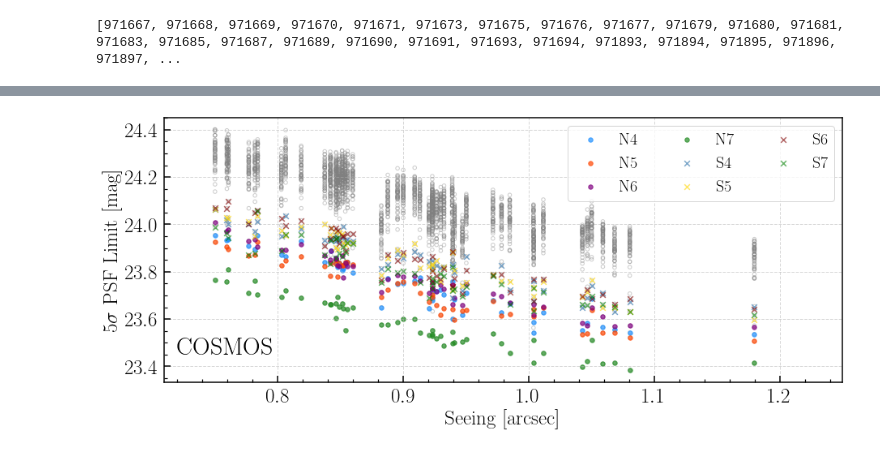
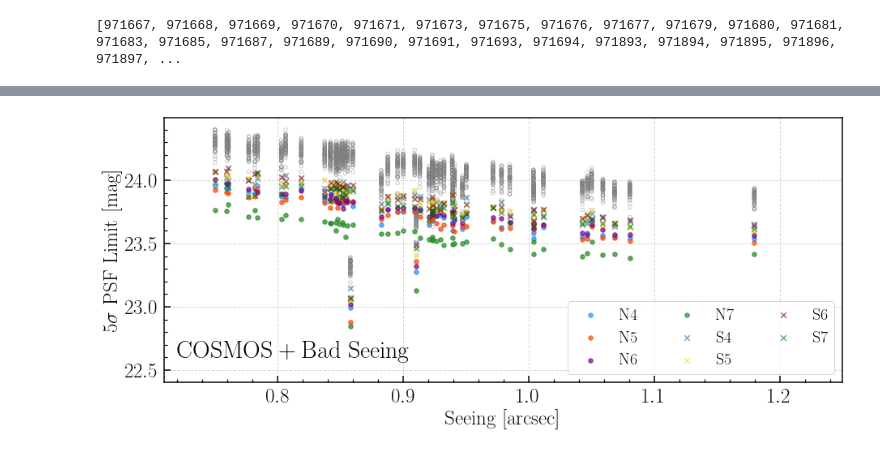
Before and after one commit to MerianSurvey/caterpillar, a Jupyter notebook: notebook/photocal/cosmos_lsstpipe_ccd_photocal.ipynb, the cells around one changed output, grey strips where cells are left out. Drawn from its saved outputs; the diff is of its cells as text; code cells hidden in the pictures.

```diff
--- a/notebook/photocal/cosmos_lsstpipe_ccd_photocal.ipynb
+++ b/notebook/photocal/cosmos_lsstpipe_ccd_photocal.ipynb
@@ -19,7 +19,7 @@ from scipy.ndimage.filters import gaussian_filter
 
 import matplotlib.pyplot as plt
 # %%
-sum_cat = Table.read('/Users/song/Dropbox/work/data/merian/s2n_cosmos_all_psf_summary_copilot.fits')
+sum_cat = Table.read('/Users/song/Dropbox/work/data/merian/s2n_cosmos_badseeing_all_psf_summary_copilot.fits')
 
 print(sum_cat.colnames)
 # %% [output]
@@ -106,32 +146,32 @@ plt.scatter(sum_use['seeing'][mask_n4], sum_use['mag_5sig_obj'][mask_n4], s=30,
 
 mask_n5 = sum_use['ccd'] == b'N5 '
 plt.scatter(sum_use['seeing'][mask_n5], sum_use['mag_5sig_obj'][mask_n5], s=30, c='orangered', alpha=0.7, label=r'\rm N5')
 
 mask_n6 = sum_use['ccd'] == b'N6 '
 plt.scatter(sum_use['seeing'][mask_n6], sum_use['mag_5sig_obj'][mask_n6], s=30, c='purple', alpha=0.7, label=r'\rm N6')
 
 mask_n7 = sum_use['ccd'] == b'N7 '
 plt.scatter(sum_use['seeing'][mask_n7], sum_use['mag_5sig_obj'][mask_n7], s=30, c='forestgreen', alpha=0.7, label=r'\rm N7')
 
 mask_s4 = sum_use['ccd'] == b'S4 '
 plt.scatter(sum_use['seeing'][mask_s4], sum_use['mag_5sig_obj'][mask_s4], s=45, c='steelblue', marker='x', alpha=0.7, label=r'\rm S4')
 
 mask_s5 = sum_use['ccd'] == b'S5 '
 plt.scatter(sum_use['seeing'][mask_s5], sum_use['mag_5sig_obj'][mask_s5], s=45, c='gold', marker='x', alpha=0.6, label=r'\rm S5')
 
 mask_s6 = sum_use['ccd'] == b'S6 '
 plt.scatter(sum_use['seeing'][mask_s6], sum_use['mag_5sig_obj'][mask_s6], s=45, c='maroon', marker='x', alpha=0.6, label=r'\rm S6')
 
 mask_s7 = sum_use['ccd'] == b'S7 '
 plt.scatter(sum_use['seeing'][mask_s7], sum_use['mag_5sig_obj'][mask_s7], s=45, c='green', marker='x', alpha=0.6, label=r'\rm S7')
 
 plt.xlabel(r'$\rm Seeing\ [arcsec]$', fontsize=25)
 plt.ylabel(r'$5\sigma\ \rm PSF\ Limit\ [mag]$', fontsize=25)
 
 plt.legend(loc='best', fontsize=20, ncol=3)
 
-plt.text(0.72, 23.45, r'$\rm COSMOS$', fontsize=30)
+plt.text(0.72, 22.6, r'${\rm COSMOS} + {\rm Bad\ Seeing}$', fontsize=30)
 
 _ = plt.xlim(0.71, 1.25)
 # %% [output]
-[figure, old version]
+[figure, new version]
```
Also changed, not shown: parts of 7 cells of this notebook, 3 other files.
